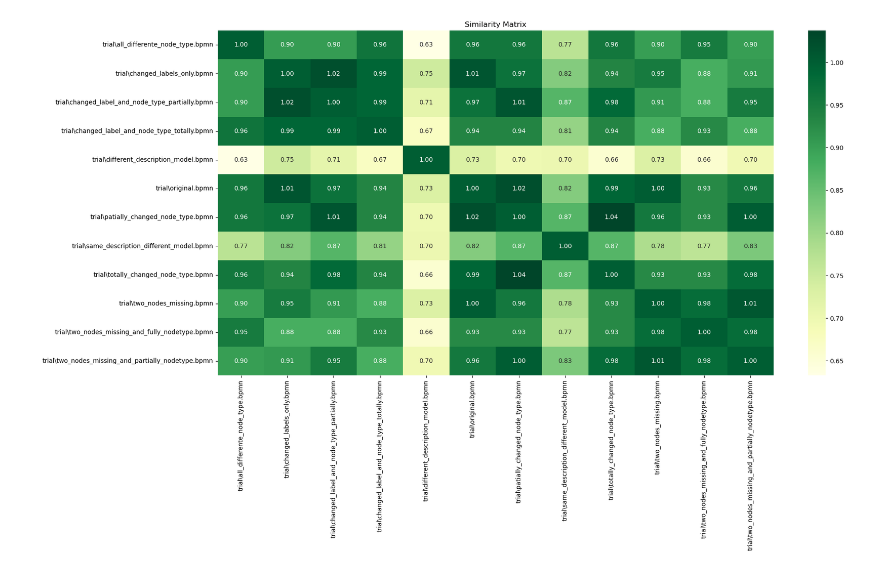
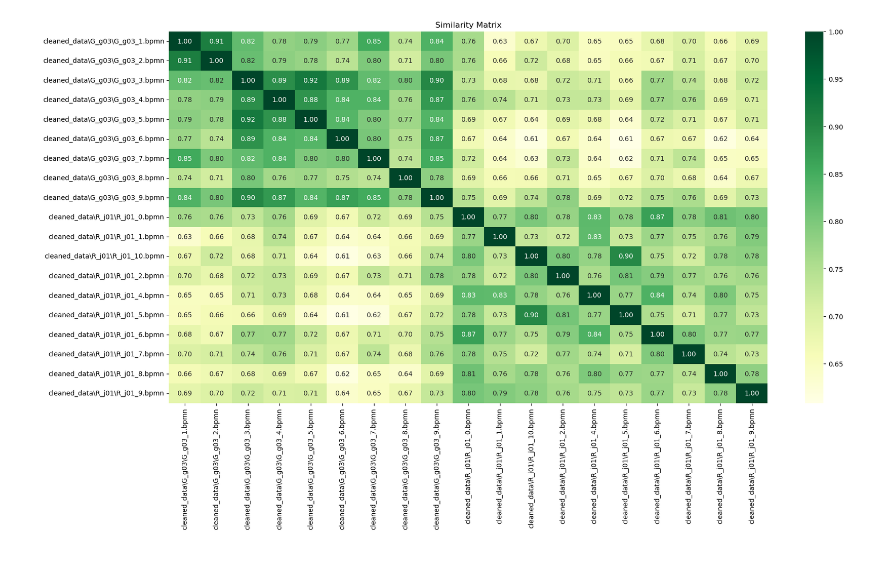
Before and after one commit to mariiapronesti01/bpnm_code, a Jupyter notebook: metric_optimization.ipynb, the cells around one changed output. Saved outputs shown, nothing was run; the diff lists cells and outputs as text; code cells hidden in the pictures.

```diff
--- a/metric_optimization.ipynb
+++ b/metric_optimization.ipynb
@@ -3,15 +3,16 @@ from utils import *
 from similarity_utils import *
 model = SentenceTransformer("sentence-transformers/paraphrase-multilingual-MiniLM-L12-v2")
 # %%
-#all_files = load_bpmn_files_from_folders("cleaned_data", subset_size=2)
+all_files = load_bpmn_files_from_random_folders("cleaned_data", subset_size=2)
 #V_k08 = 'cleaned_data\\V_k08'
 #G_j01 = 'cleaned_data\\G_j01'
 
-all_files = load_bpmn_files_from_specific_folder("trial")
+#all_files = load_bpmn_files_from_specific_folder("cleaned_data\E_j03")
 
 files_info = build_process_info_dict(all_files, model)
+similarity = get_2ProcessesSimilarity(files_info[all_files[0]], files_info[all_files[1]])
 
 all_files_similarity_matrix = get_AllFilesSimilarityMatrix(files_info)
 plot_AllFilesSimilarityMatrix(all_files_similarity_matrix, all_files)
 # %% [output]
-[figure, old version]
+[figure, new version]
```
Also changed, not shown: parts of 1 cell of this notebook, 3 other files.
